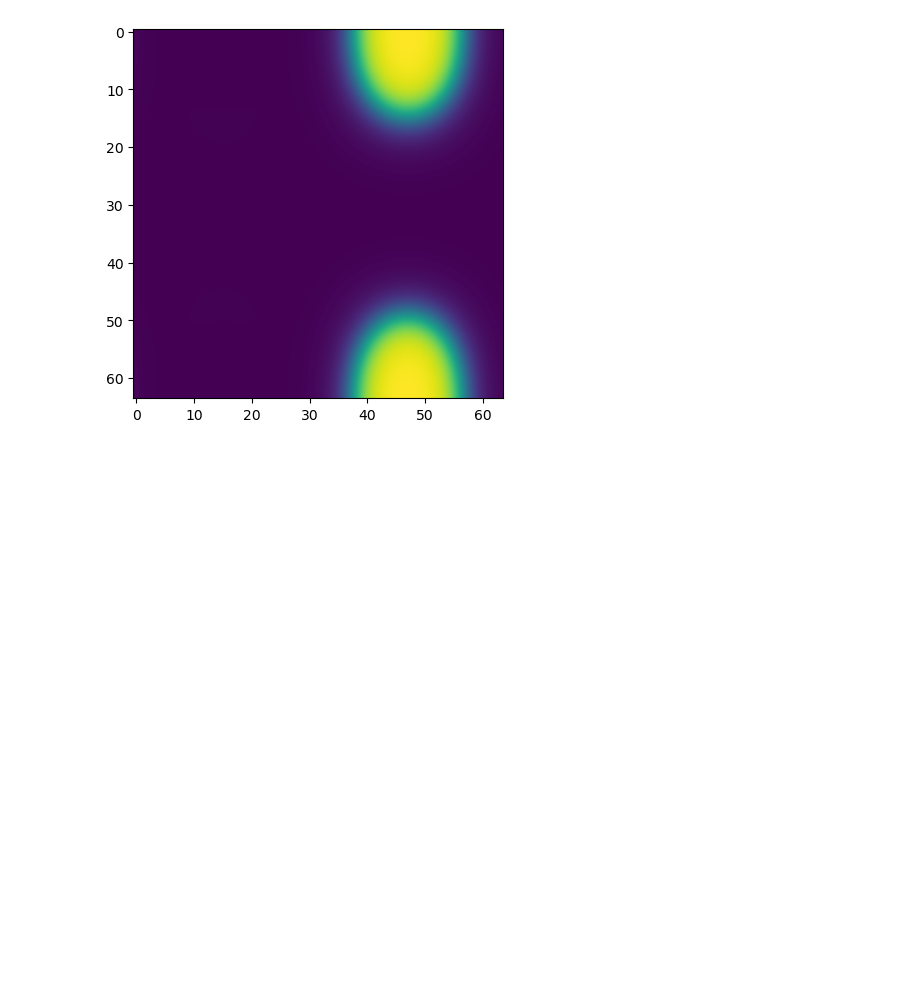
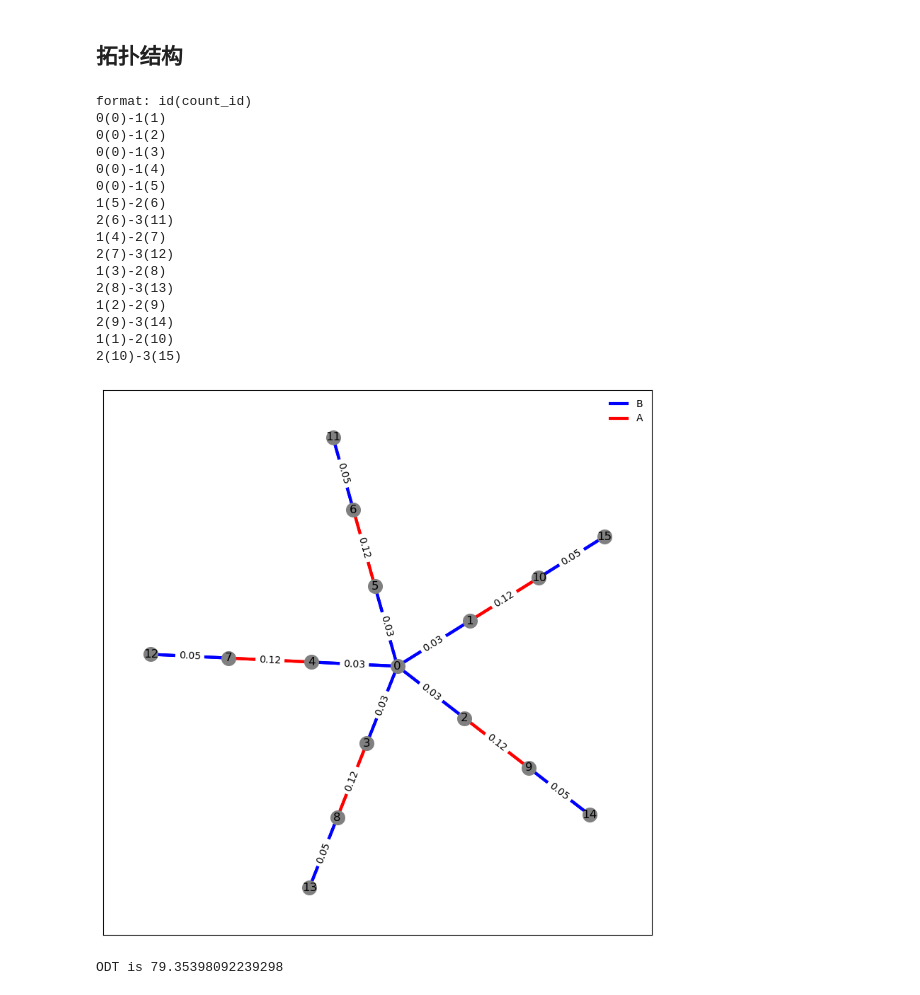
Before and after one commit to KangruiYuan/SimuBox, a Jupyter notebook: demo/Local/base.ipynb, the cells around one changed output. Saved outputs shown, nothing was run; the diff lists cells and outputs as text; code cells hidden in the pictures; blank space fills up the shorter version.

```diff
--- a/demo/Local/base.ipynb
+++ b/demo/Local/base.ipynb
@@ -72,6 +7,0 @@ ir.show(np.tile(affine_transform(ir.block3, [[0.9, 1.1],[-1.1, 0.9]], offset=(-1
-# %%
-ir = InfoReader('./datasets/Info/')
-ir.read_block()
-ir.show(ir.block3)
-# %% [output]
-[figure, removed]
@@ -100,0 +8,27 @@ mpl.rcParams.update(config)
+# %% [markdown]
+## 拓扑结构
+# %%
+tc = TopoCreater()
+tc.fromJson('../datasets/Topo/input_star.json')
+tc.show_topo(colorlist=['b','r'])
+tc.RPA()
+tc.ODT()
+# %% [output]
+format: id(count_id)
+0(0)-1(1)
+0(0)-1(2)
+0(0)-1(3)
+0(0)-1(4)
+0(0)-1(5)
+1(5)-2(6)
+2(6)-3(11)
+1(4)-2(7)
+2(7)-3(12)
+1(3)-2(8)
+2(8)-3(13)
+1(2)-2(9)
+2(9)-3(14)
+1(1)-2(10)
+2(10)-3(15)
+[figure, added]
+ODT is 79.35398092239298
```
Also changed, not shown: parts of 20 cells of this notebook, 8 other files.
